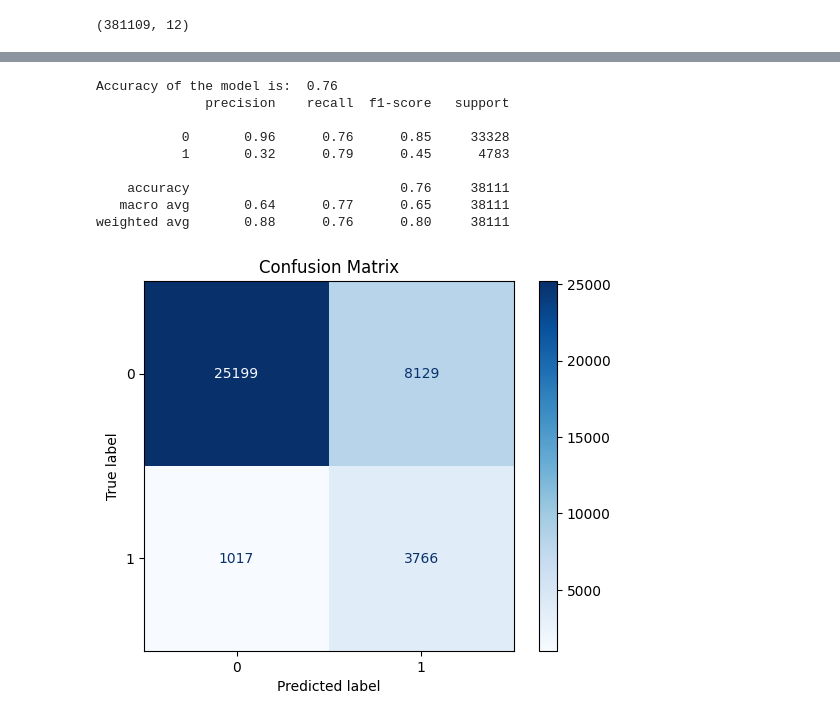
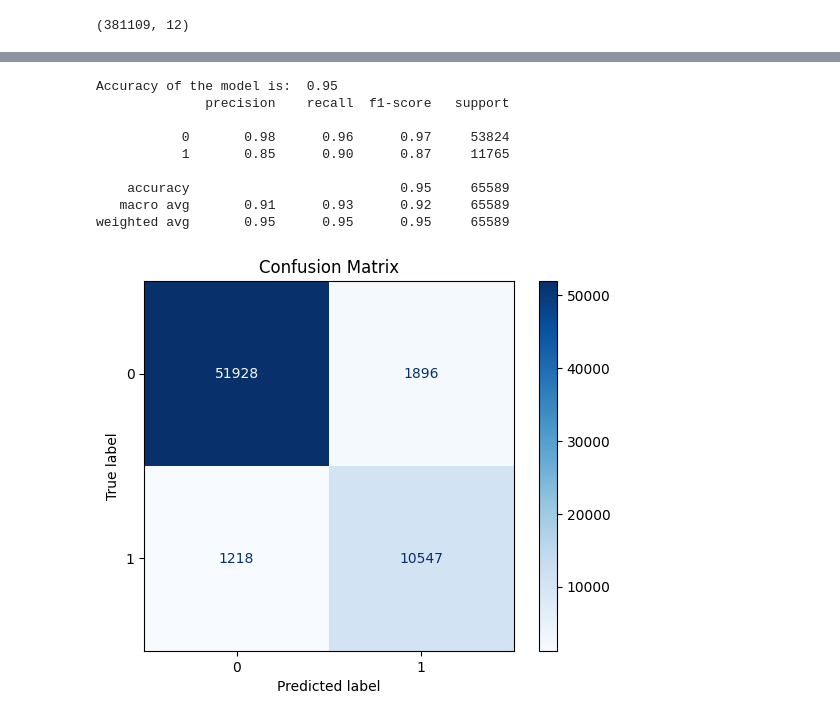
Before and after one commit to YashMasane/InsurePredict-Customer-Conversion-Insights, a Jupyter notebook: Notebooks/final_model.ipynb, the cells around one changed output, grey strips where cells are left out. Cells and saved outputs as stored; diff of their text form; code cells hidden in the pictures.

```diff
--- a/Notebooks/final_model.ipynb
+++ b/Notebooks/final_model.ipynb
@@ -81,10 +80,28 @@ X_train, X_test, y_train, y_test = train_test_split(X, y, test_size=0.10, random
 # %%
 # capping values with maximum values (removing outliers)
 X_train['Annual_Premium'] = [i if i < 61000 else 61000 for i in X_train['Annual_Premium']]
+# %%
+ohe_columns = ['Region_Code', 'Policy_Sales_Channel', 'Vehicle_Damage', 'Gender']
+mm_columns = ['Age', 'Annual_Premium', 'Vintage', 'Vehicle_Age']
+
+one_hot_encoder = OneHotEncoder(sparse_output=False)
+min_max_scaler = MinMaxScaler()
+
+preprocessor = ColumnTransformer(
+    transformers=[
+        ("OneHotEncoder", one_hot_encoder, ohe_columns),
+        ("MinMaxScaler", min_max_scaler, mm_columns)
+    ],
+    remainder='passthrough'
+)
+
+X_train = preprocessor.fit_transform(X_train)
+X_test = preprocessor.transform(X_test)
 # %%
 # random under sampling for balancing dataset
 nn_under_sampler = RepeatedEditedNearestNeighbours(n_neighbors=4)
 X_resampled, y_resampled = nn_under_sampler.fit_resample(X_train, y_train)
+X_test_resampled, y_test_resampled = nn_under_sampler.fit_resample(X_test, y_test)
 # %%
 # printing shape of data
 print("Shape of data before resampling:",X_train.shape)
@@ -99,10 +116,4 @@ Response
 Name: count, dtype: int64
-# %%
-columns_to_scale = ['Age', 'Annual_Premium', 'Vintage', 'Vehicle_Age']
-
-scaler = MinMaxScaler()
-X_resampled[columns_to_scale] = scaler.fit_transform(X_resampled[columns_to_scale])
-X_test[columns_to_scale] = scaler.transform(X_test[columns_to_scale])
 # %%
 X_resampled
 # %% [output]
@@ -128,41 +139,47 @@ Shape of testing data is:  (38111, 37)
 # %%
 # training mode
 
 # best parameters
 params = {
-           'learning_rate': 0.01, 'max_depth': 4, 'min_samples_leaf': 2,
-           'min_samples_split': 5, 'n_estimators': 300, 'subsample': 0.8
+          'n_estimators': 200,
+          'criterion': 'entropy',
+          'max_depth': 10,
+          'min_samples_split': 7,
+          'min_samples_leaf': 6,
+          'max_features': "sqrt",
+          'bootstrap': True,
+          'random_state': 42
          }
 
 # training model
-gbc = GradientBoostingClassifier(**params)
+gbc = RandomForestClassifier(**params)
 gbc.fit(X_resampled, y_resampled)
 
 # making predictions
-y_pred = gbc.predict(X_test)
+y_pred = gbc.predict(X_test_resampled)
 
 # accuracy
-acc = accuracy_score(y_test, y_pred)
+acc = accuracy_score(y_test_resampled, y_pred)
 print("Accuracy of the model is: ", round(acc, 2))
 
 # confusion matrix
-cm = confusion_matrix(y_test, y_pred)
+cm = confusion_matrix(y_test_resampled, y_pred)
 
-print(classification_report(y_test, y_pred))
+print(classification_report(y_test_resampled, y_pred))
 
 # Display the confusion matrix
 disp = ConfusionMatrixDisplay(confusion_matrix=cm, display_labels=[0, 1])
 disp.plot(cmap='Blues')  # Use a colormap for better visualization
 plt.title("Confusion Matrix")
 plt.show()
 # %% [output]
-Accuracy of the model is:  0.76
+Accuracy of the model is:  0.95
               precision    recall  f1-score   support
 
-           0       0.96      0.76      0.85     33328
-           1       0.32      0.79      0.45      4783
+           0       0.98      0.96      0.97     53824
+           1       0.85      0.90      0.87     11765
 
-    accuracy                           0.76     38111
-   macro avg       0.64      0.77      0.65     38111
-weighted avg       0.88      0.76      0.80     38111
+    accuracy                           0.95     65589
+   macro avg       0.91      0.93      0.92     65589
+weighted avg       0.95      0.95      0.95     65589
-[figure, old version]
+[figure, new version]
```
Also changed, not shown: parts of 11 cells of this notebook, 1 other file.
